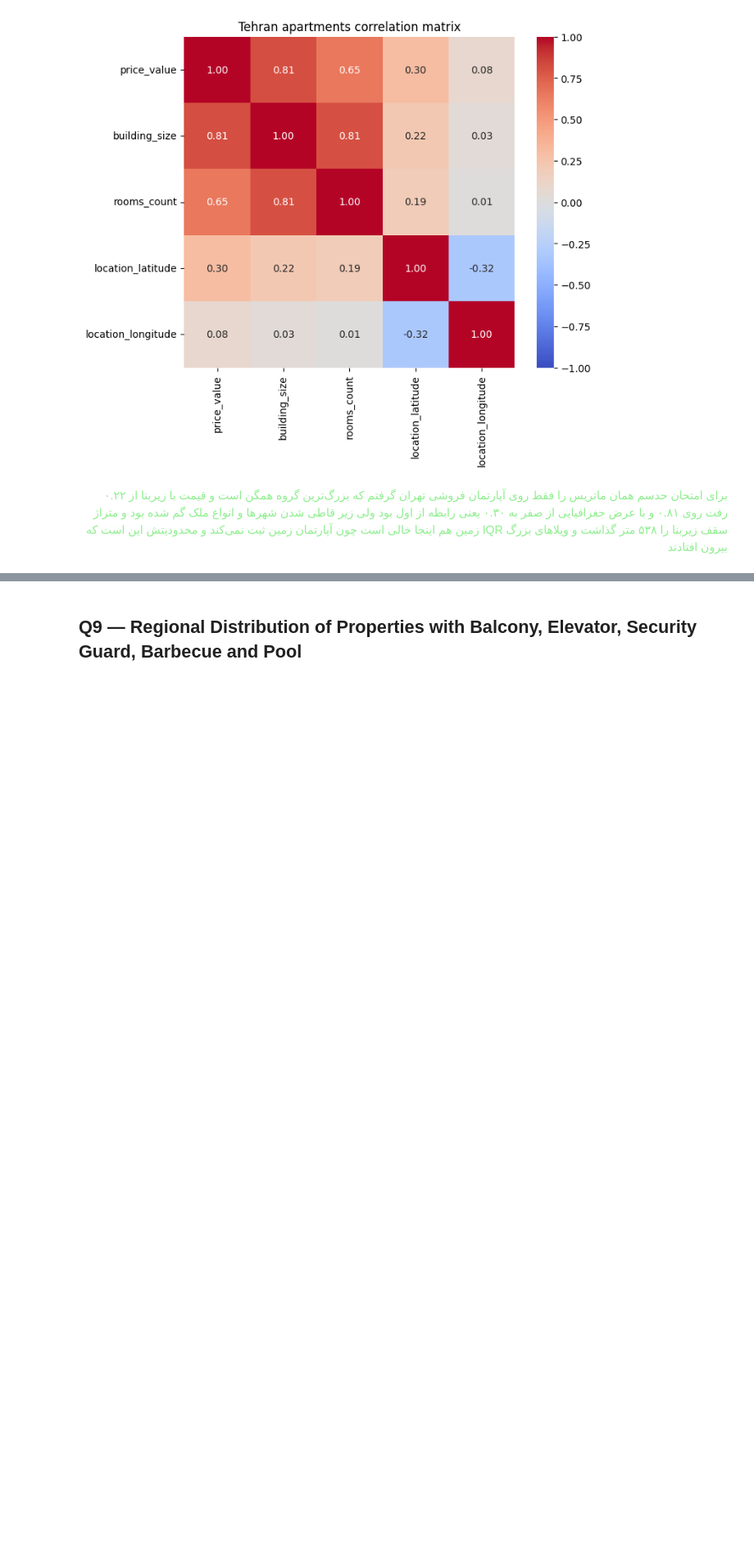
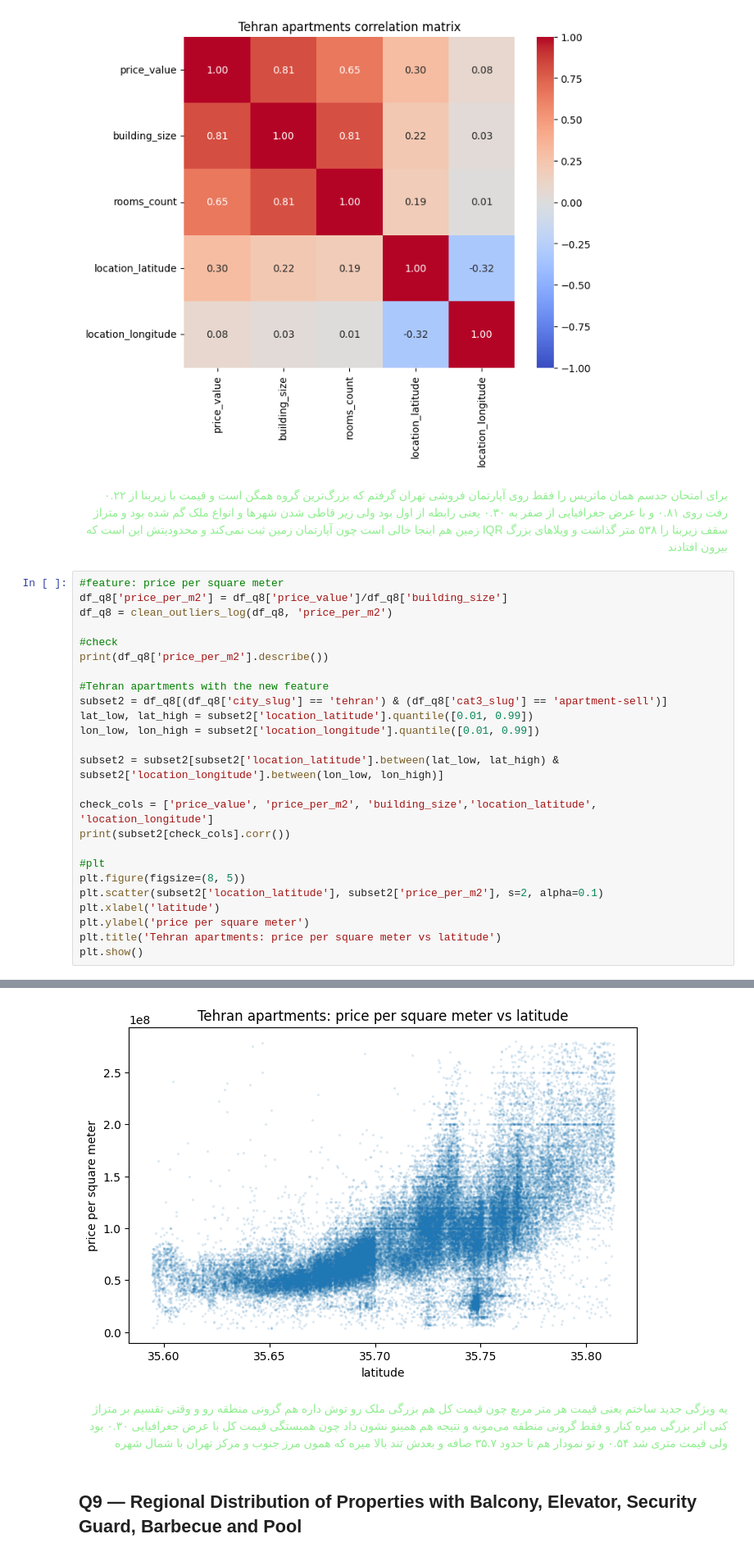
Before and after one commit to aminrafi394/quera-AI-first-project, a Jupyter notebook: notebooks/q8_q9_mahdi.ipynb, the cells around one changed output, grey strips where cells are left out. Shown at 82% size. Drawn from its saved outputs; the diff is of its cells as text; blank space fills up the shorter version.

Commit message:
Add price per square meter feature and location analysis

```diff
--- a/notebooks/q8_q9_mahdi.ipynb
+++ b/notebooks/q8_q9_mahdi.ipynb
@@ -281,3 +283,29 @@ location_longitude          -0.322409            1.000000
 <p dir="rtl" align="right"><font color="#90EE90" face="vazir">
 برای امتحان حدسم همان ماتریس را فقط روی آپارتمان فروشی تهران گرفتم که بزرگ‌ترین گروه همگن است و قیمت با زیربنا از ۰.۲۲ رفت روی ۰.۸۱ و با عرض جغرافیایی از صفر به ۰.۳۰ یعنی رابطه از اول بود ولی زیر قاطی شدن شهرها و انواع ملک گم شده بود و متراژ زمین هم اینجا خالی است چون آپارتمان زمین ثبت نمی‌کند و محدودیتش این است که IQR سقف زیربنا را ۵۳۸ متر گذاشت و ویلاهای بزرگ بیرون افتادند
 </font></p>
+# %%
+#feature: price per square meter
+df_q8['price_per_m2'] = df_q8['price_value']/df_q8['building_size']
+df_q8 = clean_outliers_log(df_q8, 'price_per_m2')
+
+#check
+print(df_q8['price_per_m2'].describe())
+
+#Tehran apartments with the new feature
+subset2 = df_q8[(df_q8['city_slug'] == 'tehran') & (df_q8['cat3_slug'] == 'apartment-sell')]
+lat_low, lat_high = subset2['location_latitude'].quantile([0.01, 0.99])
+lon_low, lon_high = subset2['location_longitude'].quantile([0.01, 0.99])
+
+subset2 = subset2[subset2['location_latitude'].between(lat_low, lat_high) & subset2['location_longitude'].between(lon_low, lon_high)]
+
+check_cols = ['price_value', 'price_per_m2', 'building_size','location_latitude', 'location_longitude']
+print(subset2[check_cols].corr())
+
+#plt
+plt.figure(figsize=(8, 5))
+plt.scatter(subset2['location_latitude'], subset2['price_per_m2'], s=2, alpha=0.1)
+plt.xlabel('latitude')
+plt.ylabel('price per square meter')
+plt.title('Tehran apartments: price per square meter vs latitude')
+plt.show()
+# %% [output]
@@ -284,3 +329,8 @@ location_longitude          -0.322409            1.000000
+[figure, added]
+# %% [markdown]
+<p dir="rtl" align="right"><font color="#90EE90" face="vazir">
+یه ویژگی جدید ساختم یعنی قیمت هر متر مربع چون قیمت کل هم بزرگی ملک رو توش داره هم گرونی منطقه رو و وقتی تقسیم بر متراژ کنی اثر بزرگی میره کنار و فقط گرونی منطقه می‌مونه و نتیجه هم همینو نشون داد چون همبستگی قیمت کل با عرض جغرافیایی ۰.۳۰ بود ولی قیمت متری شد ۰.۵۴ و تو نمودار هم تا حدود ۳۵.۷ صافه و بعدش تند بالا میره که همون مرز جنوب و مرکز تهران با شمال شهره
+</font></p>
 # %% [markdown]
 ## Q9 — Regional Distribution of Properties with Balcony, Elevator, Security Guard, Barbecue and Pool
 # %%
```
Also changed, not shown: parts of 6 cells of this notebook.
